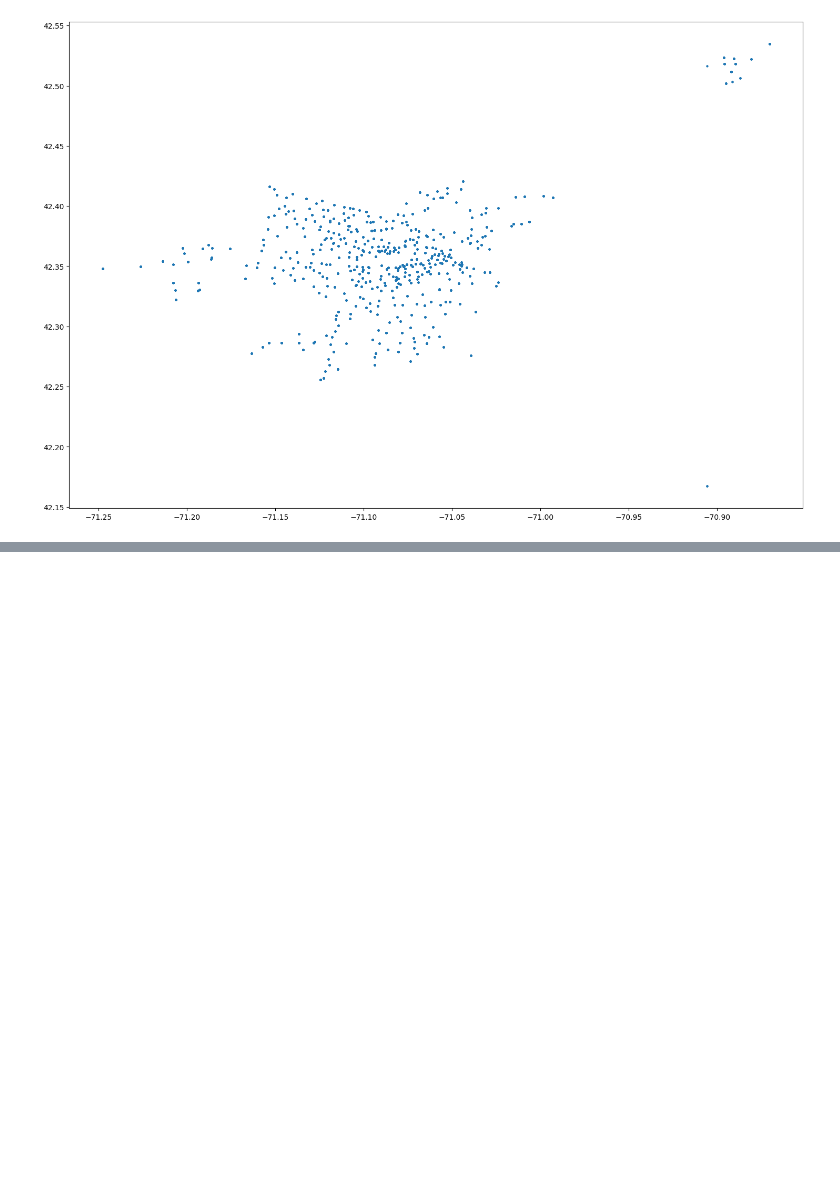
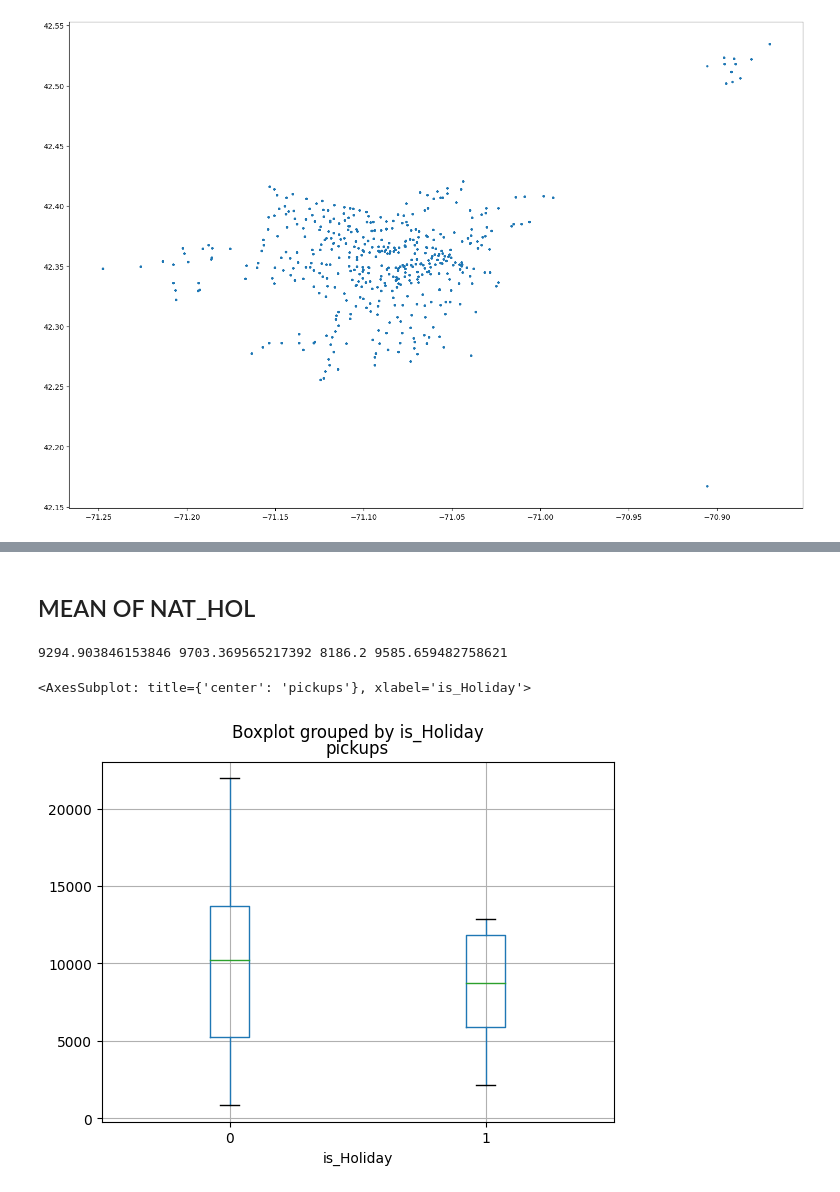
Before and after one commit to ivans14/BA_proj, a Jupyter notebook: Exploratory.ipynb, the cells around one changed output, grey strips where cells are left out. Cells and saved outputs as stored; diff of their text form; code cells hidden in the pictures; blank space fills up the shorter version.

```diff
--- a/Exploratory.ipynb
+++ b/Exploratory.ipynb
@@ -260,4 +245,15 @@ data_w
 # %%
+from datetime import date
 group=pd.DataFrame(data_merge.groupby([data_merge['datetime'].dt.year,data_merge['datetime'].dt.month,data_merge['datetime'].dt.day]).datetime.count())
-group.index
+group
 # data_merge['datetime'].unique()
+group.index[1]
+dic = {}
+for i in range(len(group)):
+    dic[date(*group.index[i])] = group.values[i][0]
+
+
+df = pd.DataFrame(dic, index=[0])
+df = df.T
+df['datetime'] = df.index
+df['datetime'] = pd.to_datetime(df['datetime'])
@@ -281,0 +260,5 @@ MultiIndex([(2022, 1,  1),
+# %%
+merge = data_w.merge(df, on='datetime', how='inner')
+merge = merge.rename(columns = {0 : 'pickups'})
+merge['is_Holiday'] = [ 1 if str(merge.iloc[i]['datetime'])[0:10] in nat_hol else 0 for i in range(len(merge))]
+merge
@@ -281,0 +284,9 @@ MultiIndex([(2022, 1,  1),
+# %%
+count = 6
+for i in range(len(merge)):
+    merge['weekday'][i] = count
+    count +=1
+    if count > 7:
+        count = 1
+
+merge
@@ -281,0 +311,16 @@ MultiIndex([(2022, 1,  1),
+# %% [markdown]
+## MEAN OF NAT_HOL
+# %%
+mean_no_hol = merge.loc[merge['is_Holiday'] == 0].pickups.mean()
+mean_hol = merge.loc[merge['is_Holiday'] == 1].pickups.mean()
+weekend_mean = merge.loc[(merge['weekday'] == 5) | (merge['weekday'] == 6) | (merge['weekday'] == 7)].pickups.mean()
+weekday_mean = merge.loc[(merge['weekday'] == 1) | (merge['weekday'] == 2) | (merge['weekday'] == 3) | (merge['weekday'] == 4)].pickups.mean()
+print(weekend_mean, weekday_mean, mean_hol,mean_no_hol)
+# %% [output]
+9294.903846153846 9703.369565217392 8186.2 9585.659482758621
+# %%
+# merge.boxplot(merge[merge['is_Holiday'] == 1].pickups)
+merge.boxplot(by='is_Holiday', column=['pickups'])
+# %% [output]
+<AxesSubplot: title={'center': 'pickups'}, xlabel='is_Holiday'>
+[figure, added]
```
Also changed, not shown: parts of 16 cells of this notebook.
